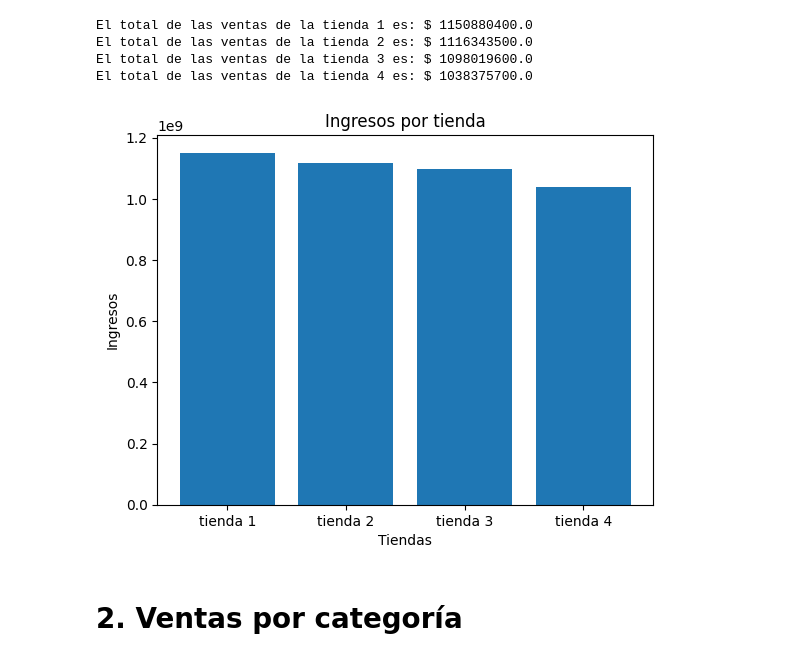
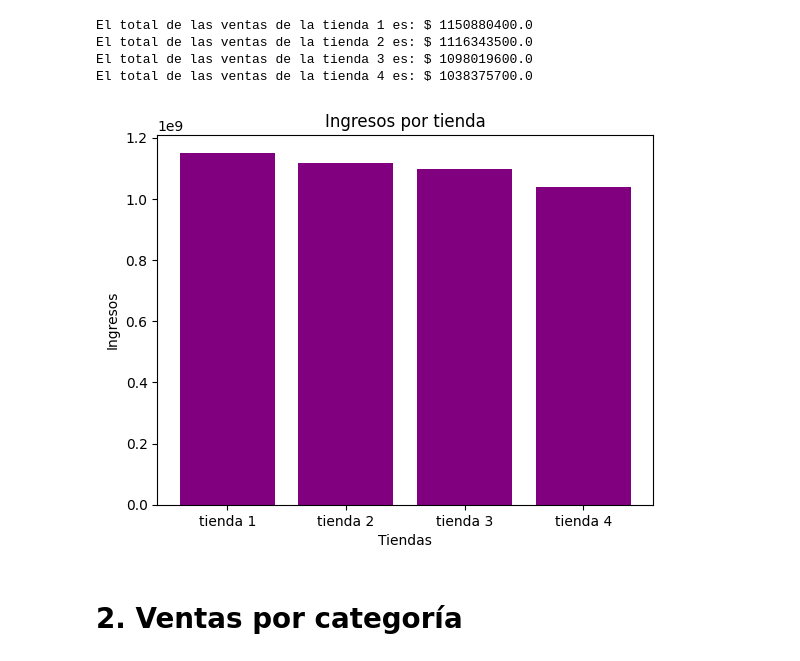
Before and after one commit to veterydaisy/AluraStore, a Jupyter notebook: AluraStoreLatam.ipynb, the cells around one changed output. Drawn from its saved outputs; the diff is of its cells as text; code cells hidden in the pictures.

```diff
--- a/AluraStoreLatam.ipynb
+++ b/AluraStoreLatam.ipynb
@@ -55,16 +55,16 @@ El total de las ventas de la tienda 4 es: $ 1038375700.0
 # %%
 #creando listas para el grafico
 
 tiendas = ['tienda 1', 'tienda 2', 'tienda 3', 'tienda 4']
 ingresos = [total_ventas_tienda_1, total_ventas_tienda_2, total_ventas_tienda_3, total_ventas_tienda_4]
 
-plt.bar(tiendas, ingresos)
+plt.bar(tiendas, ingresos, color='purple')
 plt.xlabel('Tiendas')
 plt.ylabel('Ingresos')
 plt.title('Ingresos por tienda')
 plt.show()
 # %% [output]
-[figure, old version]
+[figure, new version]
 # %% [markdown]
 # 2. Ventas por categoría
 # %% [markdown]
```
Also changed, not shown: parts of 5 cells of this notebook.
